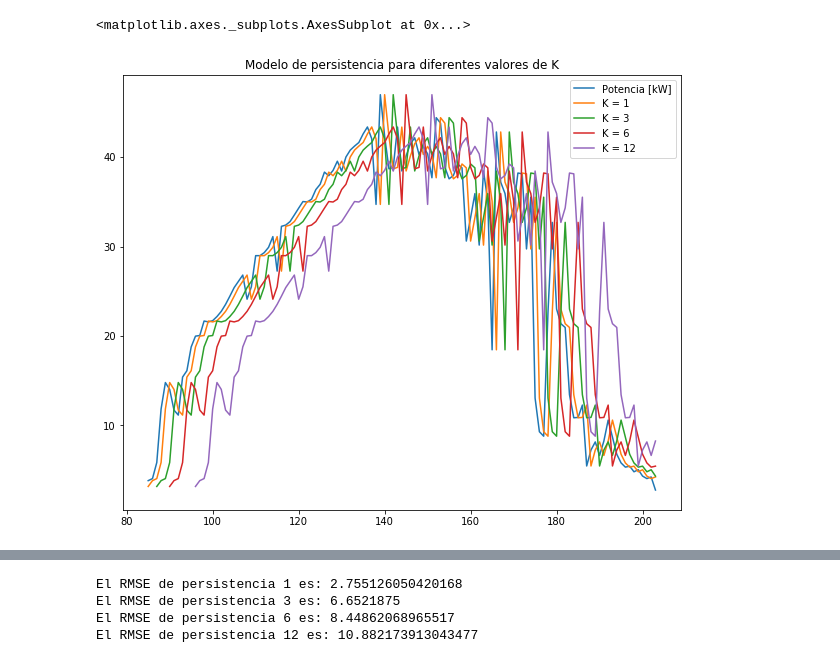
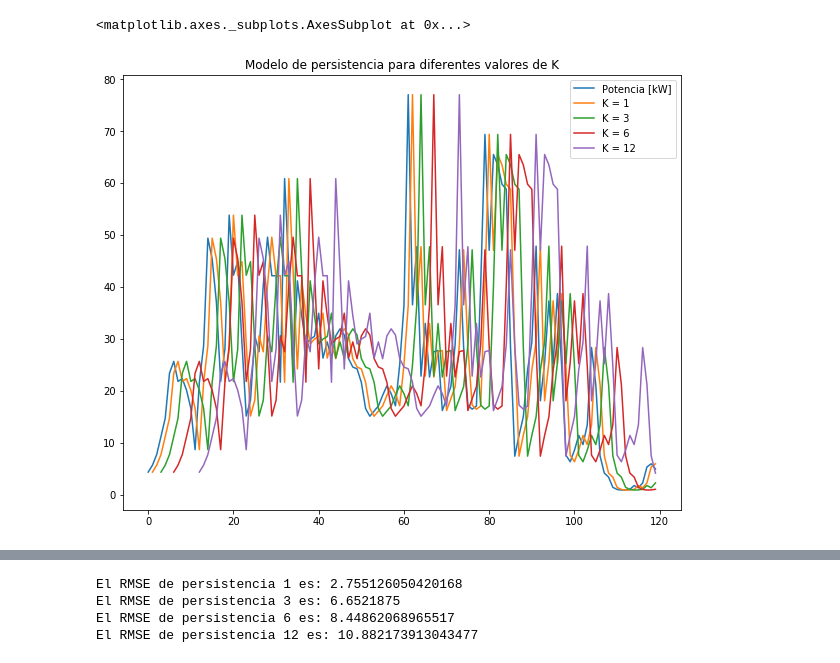
Before and after one commit to only-Robin/Proyecto-Electronica, a Jupyter notebook: DATOS SOLAR/Pre procesados/Modelo de persistencia.ipynb, the cells around one changed output, grey strips where cells are left out. Drawn from its saved outputs; the diff is of its cells as text; code cells hidden in the pictures.

Commit message:
modelos 4,8,16

```diff
--- a/DATOS SOLAR/Pre procesados/Modelo de persistencia.ipynb
+++ b/DATOS SOLAR/Pre procesados/Modelo de persistencia.ipynb
@@ -74,0 +6,15 @@ See the caveats in the documentation: https://pandas.pydata.org/pandas-docs/stab
+# %%
+datos = pd.read_csv('DatosFinales.csv')[['Fecha','Hora','Potencia [kW]']]
+train_size = 40320
+test_size = len(datos) - train_size
+print(len(datos),train_size,test_size)
+
+datos_train = datos[0:train_size]
+datos_test = datos[train_size:len(datos)]
+
+k1,k2,k3,k4 = 1,3,6,12
+datos_train['K = 1'] = datos_train['Potencia [kW]'].shift(k1)
+datos_train['K = 3'] = datos_train['Potencia [kW]'].shift(k2)
+datos_train['K = 6'] = datos_train['Potencia [kW]'].shift(k3)
+datos_train['K = 12'] = datos_train['Potencia [kW]'].shift(k4)
+datos_train
@@ -75,5 +96,5 @@ See the caveats in the documentation: https://pandas.pydata.org/pandas-docs/stab
 # %%
-dia.plot(figsize=(10,8),title = 'Modelo de persistencia para diferentes valores de K')
+datos_train[0:120].plot(figsize=(10,8),title = 'Modelo de persistencia para diferentes valores de K')
 # %% [output]
 <matplotlib.axes._subplots.AxesSubplot at 0x...>
-[figure, old version]
+[figure, new version]
```
Also changed, not shown: parts of 9 cells of this notebook, 2 other files.
